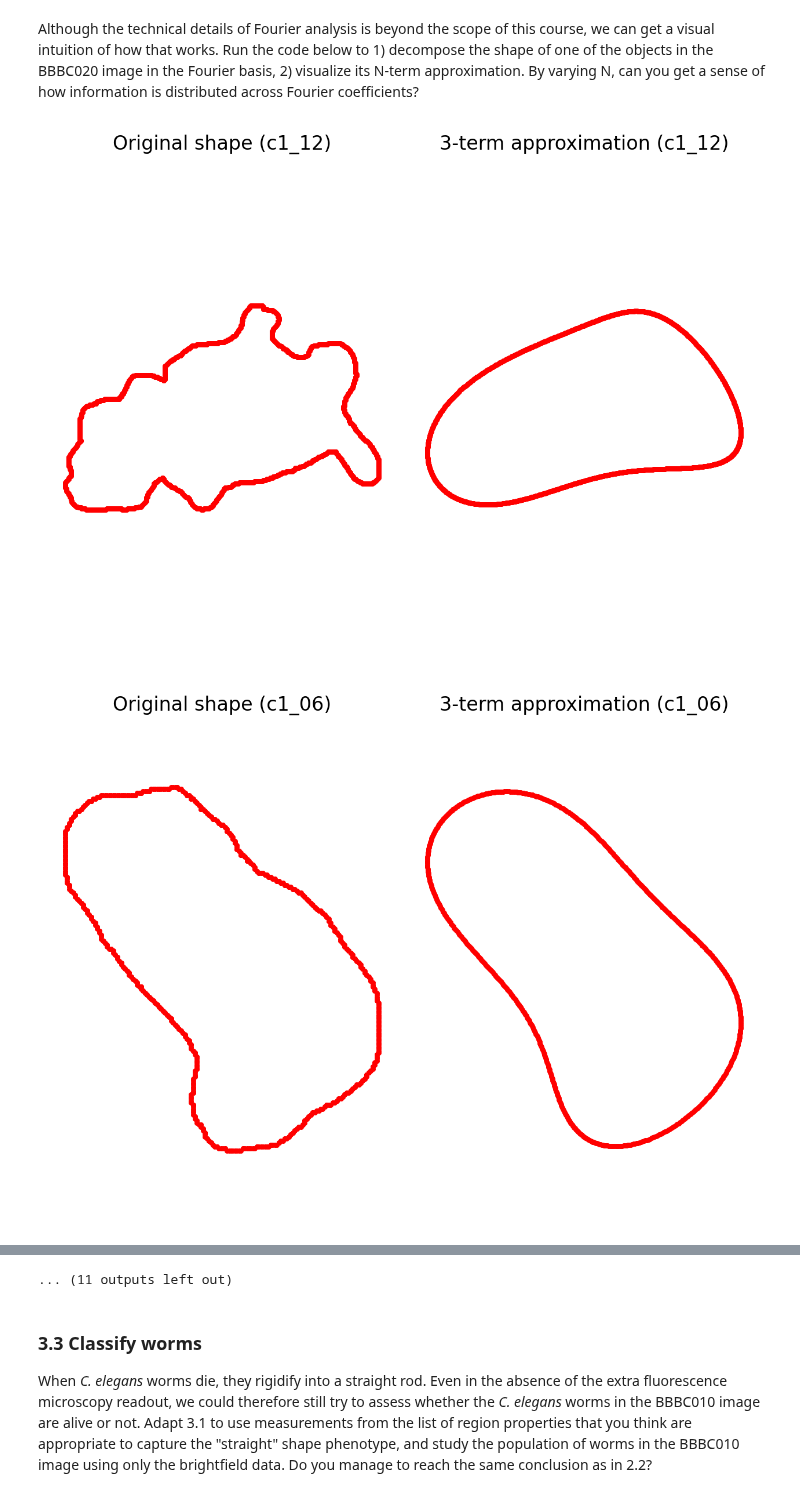
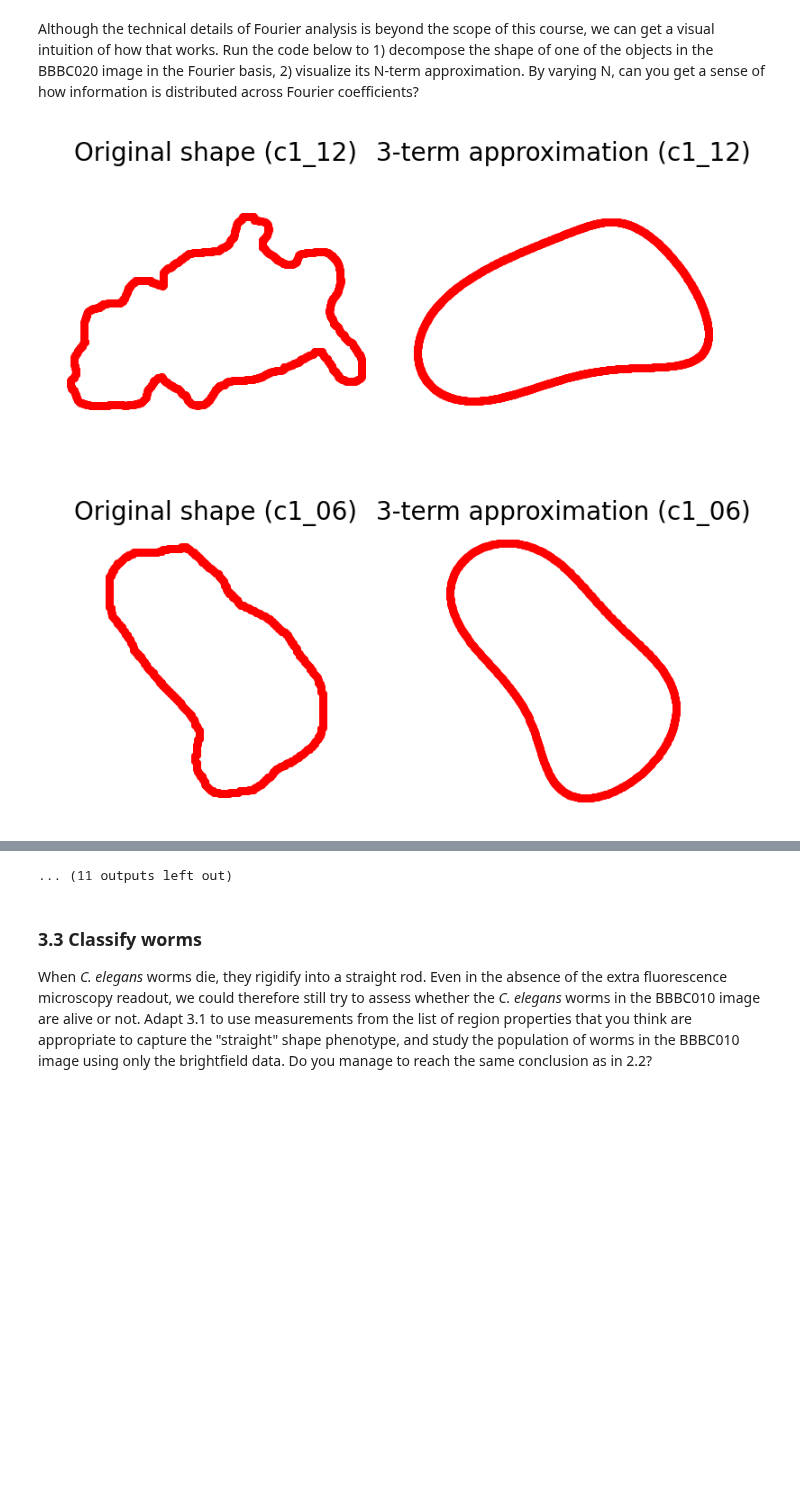
Before and after one commit to uhlmanngroup/imagequantification101, a Jupyter notebook: solutions/[Solution] 3 - Quantification.ipynb, the cells around one changed output, grey strips where cells are left out. Drawn from its saved outputs; the diff is of its cells as text; code cells hidden in the pictures; blank space fills up the shorter version.

```diff
--- a/solutions/[Solution] 3 - Quantification.ipynb
+++ b/solutions/[Solution] 3 - Quantification.ipynb
@@ -134,16 +140,16 @@ bbbc010_fluo = bbbc010_fluo - np.median(bbbc010_fluo)
 
 # Extract median intensity
 bbbc010_intensity_feats = { 'instance_id': [],
-                            'median': [],
-                            'standard_deviation': [] }
+                            'median_fluo_intensity': [],
+                            'std_fluo_intensity': [] }
 
 for idx in bbbc010_instances.keys():
     mask = bbbc010_instances[idx]
 
     intensities = bbbc010_fluo[mask>0]
     bbbc010_intensity_feats['instance_id'].append(idx)
-    bbbc010_intensity_feats['median'].append(np.median(intensities))
-    bbbc010_intensity_feats['standard_deviation'].append(np.std(intensities))
+    bbbc010_intensity_feats['median_fluo_intensity'].append(np.median(intensities))
+    bbbc010_intensity_feats['std_fluo_intensity'].append(np.std(intensities))
 
 bbbc010_intensity_feats = pd.DataFrame(bbbc010_intensity_feats)
 bbbc010_intensity_feats.set_index('instance_id', inplace = True)
@@ -199,0 +195,19 @@ plt.show()
+# %%
+# Which are the dead worms?
+
+# Show the top 3 worms with the highest median fluorescence intensity
+top_worms = bbbc010_intensity_feats.sort_values(by='median_fluo_intensity', ascending=False).head(3)
+
+fig, axes = plt.subplots(nrows=1, ncols=3, figsize=(8, 3))
+
+for ax, worm_id in zip(axes, top_worms.index):
+    mask = bbbc010_instances[worm_id]
+    value = top_worms.loc[worm_id, 'median_fluo_intensity']
+
+    # Show only the fluorescence signal inside the worm
+    ax.imshow(bbbc010_fluo * mask, cmap='gray')
+    ax.set_title(f'{worm_id}\nmedian = {value:.4f}')
+    ax.axis('off')
+
+plt.tight_layout()
+plt.show()
@@ -279,35 +295,35 @@ for idx in bbbc020_instances.keys():
     mask = bbbc020_instances[idx]
 
     # Retreive instance contour
     outline = skm.find_contours(mask,1)
     outline = outline[0]
 
     # Decompose into the Fourier basis
     (A0,C0) = pyefd.calculate_dc_coefficients(outline)
     fourier_coefficients = pyefd.elliptic_fourier_descriptors(outline, order = N)
 
     # Reconstruct
     n_term_approximation = pyefd.reconstruct_contour(fourier_coefficients, locus = (A0, C0), num_points = len(outline))
 
     # Visualize the result
-    fig, axes = plt.subplots(nrows=1, ncols=2)
+    fig, axes = plt.subplots(nrows=1, ncols=2, figsize=(4, 2))
 
     axes[0].scatter(outline[:,1], outline[:,0], s = 5, c = 'red')
     axes[0].axis('equal')
     axes[0].axis('off')
-    axes[0].set_title("Original shape ("+idx+")")
+    axes[0].set_title("Original shape ("+idx+")", fontsize=10)
 
     axes[1].scatter(n_term_approximation[:,1], n_term_approximation[:,0], s = 5, c = 'red')
     axes[1].axis('equal')
     axes[1].axis('off')
-    axes[1].set_title(str(N)+"-term approximation ("+idx+")")
+    axes[1].set_title(str(N)+"-term approximation ("+idx+")", fontsize=10)
 
     fig.tight_layout()
     plt.show()
 
 # As we increase N, we recover more details in the approximation.
 # The first fourier coefficients capture a "low-pass" (or smoothed) version of the shape, while further
 # coefficients capture finer details.
 # %% [output]
-[figure, old version]
+[figure, new version]
-[figure, old version]
+[figure, new version]
```
Also changed, not shown: parts of 10 cells of this notebook, 1 other file.
